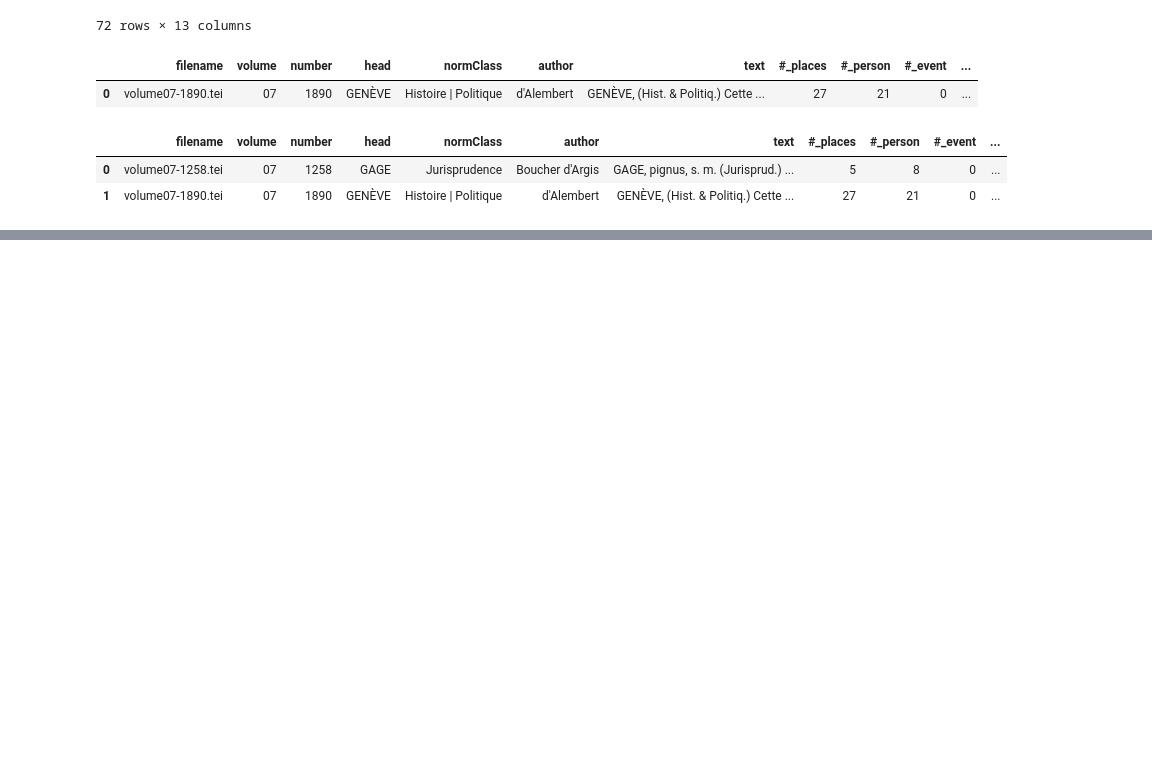
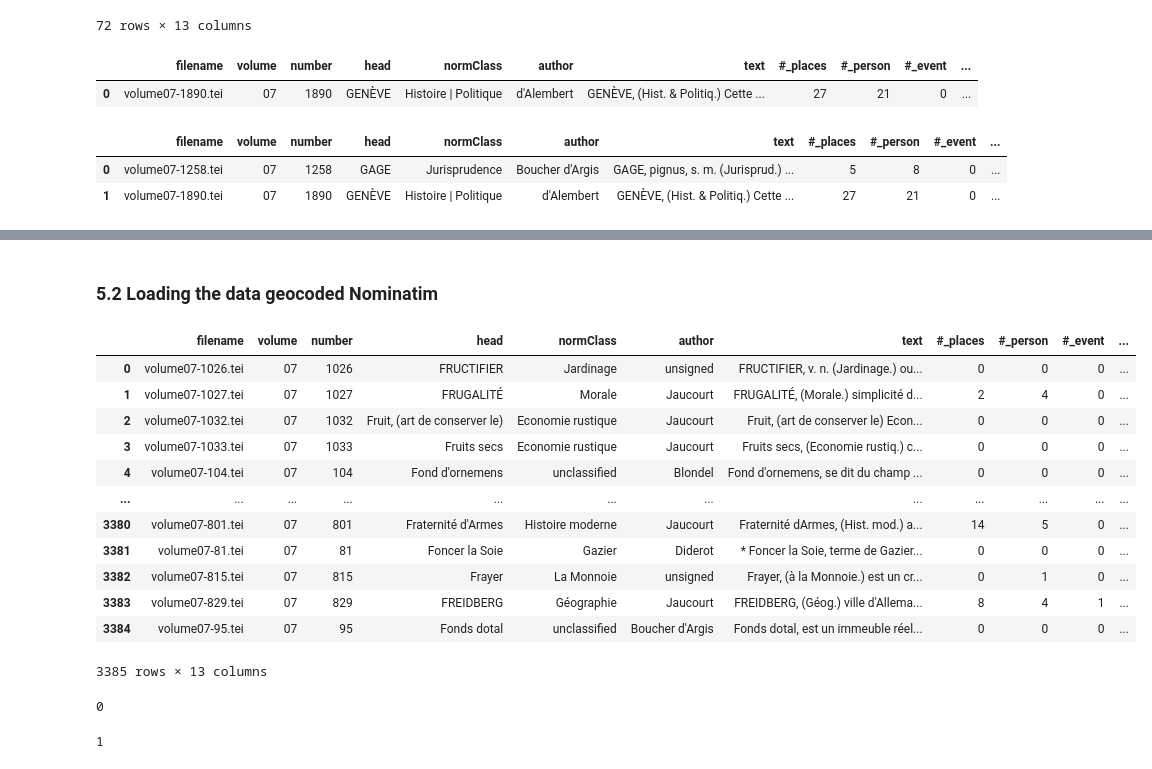
Before and after one commit to ludovicmoncla/SunoikisisDC-Summer2022-Session9, a Jupyter notebook: Tutorial-geoparsing.ipynb, the cells around one changed output, grey strips where cells are left out. Drawn from its saved outputs; the diff is of its cells as text; code cells hidden in the pictures; blank space fills up the shorter version.

```diff
--- a/Tutorial-geoparsing.ipynb
+++ b/Tutorial-geoparsing.ipynb
@@ -452,0 +475,26 @@ else:
+# %% [markdown]
+### 5.2 Loading the data geocoded Nominatim
+# %%
+d = load_edda_perdido('nominatim')
+dataset_nominatim = d['data']
+# %%
+dataset_nominatim.to_dataframe()
+# %% [output]
+|  | filename | volume | number | head | normClass | author | text | #_places | #_person | #_event | ... |
+| 0 | volume07-1026.tei | 07 | 1026 | FRUCTIFIER | Jardinage | unsigned | FRUCTIFIER, v. n. (Jardinage.) ou... | 0 | 0 | 0 | ... |
+| 1 | volume07-1027.tei | 07 | 1027 | FRUGALITÉ | Morale | Jaucourt | FRUGALITÉ, (Morale.) simplicité d... | 2 | 4 | 0 | ... |
+| 2 | volume07-1032.tei | 07 | 1032 | Fruit, (art de conserver le) | Economie rustique | Jaucourt | Fruit, (art de conserver le) Econ... | 0 | 0 | 0 | ... |
+| 3 | volume07-1033.tei | 07 | 1033 | Fruits secs | Economie rustique | Jaucourt | Fruits secs, (Economie rustiq.) c... | 0 | 0 | 0 | ... |
+| 4 | volume07-104.tei | 07 | 104 | Fond d'ornemens | unclassified | Blondel | Fond d'ornemens, se dit du champ ... | 0 | 0 | 0 | ... |
+| ... | ... | ... | ... | ... | ... | ... | ... | ... | ... | ... | ... |
+| 3380 | volume07-801.tei | 07 | 801 | Fraternité d'Armes | Histoire moderne | Jaucourt | Fraternité dArmes, (Hist. mod.) a... | 14 | 5 | 0 | ... |
+| 3381 | volume07-81.tei | 07 | 81 | Foncer la Soie | Gazier | Diderot | * Foncer la Soie, terme de Gazier... | 0 | 0 | 0 | ... |
+| 3382 | volume07-815.tei | 07 | 815 | Frayer | La Monnoie | unsigned | Frayer, (à la Monnoie.) est un cr... | 0 | 1 | 0 | ... |
+| 3383 | volume07-829.tei | 07 | 829 | FREIDBERG | Géographie | Jaucourt | FREIDBERG, (Géog.) ville d'Allema... | 8 | 4 | 1 | ... |
+| 3384 | volume07-95.tei | 07 | 95 | Fonds dotal | unclassified | Boucher d'Argis | Fonds dotal, est un immeuble réel... | 0 | 0 | 0 | ... |
+3385 rows × 13 columns
+# %%
+collection = dataset_nominatim.filter_gt(column='#_locations', value=0)
+len(collection)
+# %% [output]
+0
@@ -452,0 +503,5 @@ else:
+# %%
+collection = dataset_nominatim.filter_equal(column='head', value='FREIDBERG')
+len(collection)
+# %% [output]
+1
```
Also changed, not shown: parts of 17 cells of this notebook.
